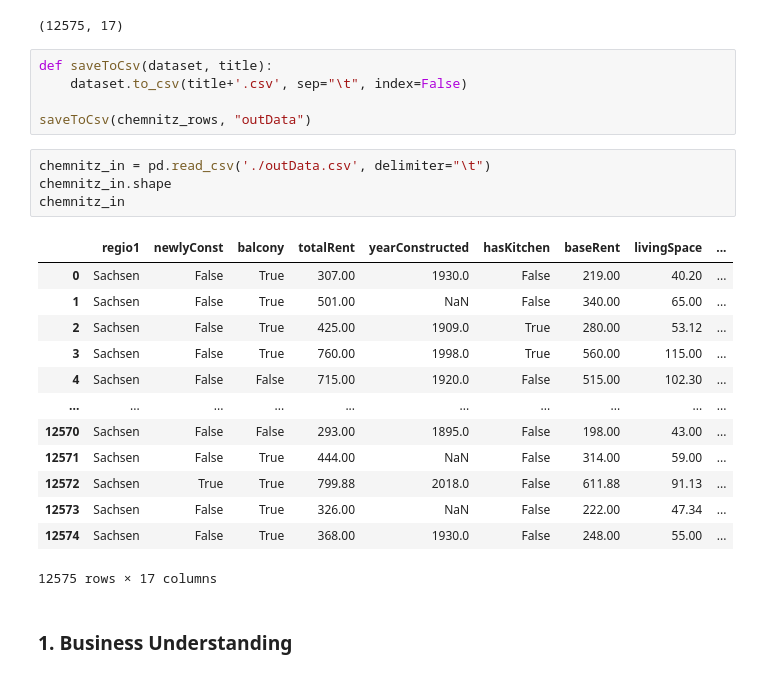
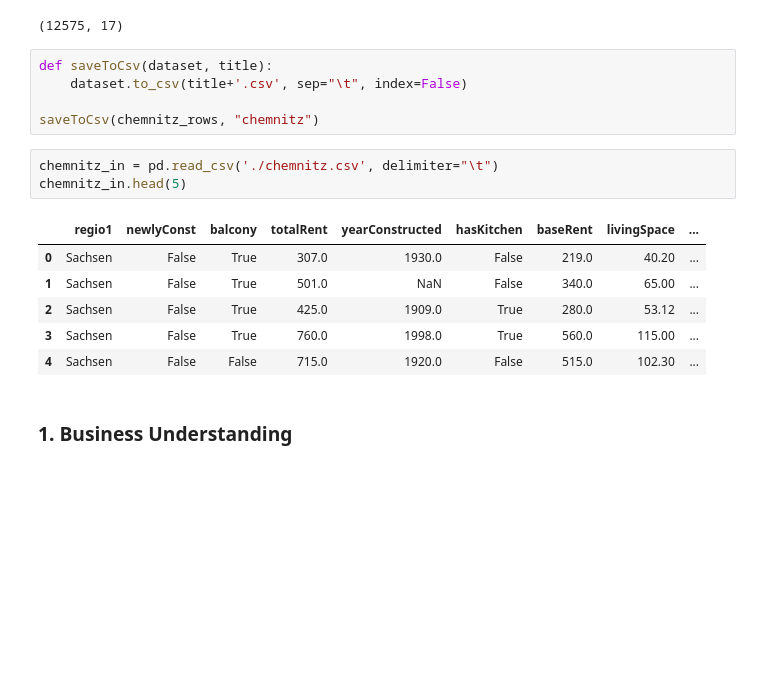
Before and after one commit to TobiasGleiter/data-science, a Jupyter notebook: main.ipynb, the cells around one changed output. Cells and saved outputs as stored; diff of their text form; blank space fills up the shorter version.

```diff
--- a/main.ipynb
+++ b/main.ipynb
@@ -61,25 +61,17 @@ chemnitz_rows.shape
 def saveToCsv(dataset, title):
     dataset.to_csv(title+'.csv', sep="\t", index=False)
 
-saveToCsv(chemnitz_rows, "outData")
+saveToCsv(chemnitz_rows, "chemnitz")
 # %%
-chemnitz_in = pd.read_csv('./outData.csv', delimiter="\t")
-chemnitz_in.shape
-chemnitz_in
+chemnitz_in = pd.read_csv('./chemnitz.csv', delimiter="\t")
+chemnitz_in.head(5)
 # %% [output]
 |  | regio1 | newlyConst | balcony | totalRent | yearConstructed | hasKitchen | baseRent | livingSpace | ... |
-| 0 | Sachsen | False | True | 307.00 | 1930.0 | False | 219.00 | 40.20 | ... |
-| 1 | Sachsen | False | True | 501.00 | NaN | False | 340.00 | 65.00 | ... |
-| 2 | Sachsen | False | True | 425.00 | 1909.0 | True | 280.00 | 53.12 | ... |
-| 3 | Sachsen | False | True | 760.00 | 1998.0 | True | 560.00 | 115.00 | ... |
-| 4 | Sachsen | False | False | 715.00 | 1920.0 | False | 515.00 | 102.30 | ... |
-| ... | ... | ... | ... | ... | ... | ... | ... | ... | ... |
-| 12570 | Sachsen | False | False | 293.00 | 1895.0 | False | 198.00 | 43.00 | ... |
-| 12571 | Sachsen | False | True | 444.00 | NaN | False | 314.00 | 59.00 | ... |
-| 12572 | Sachsen | True | True | 799.88 | 2018.0 | False | 611.88 | 91.13 | ... |
-| 12573 | Sachsen | False | True | 326.00 | NaN | False | 222.00 | 47.34 | ... |
-| 12574 | Sachsen | False | True | 368.00 | 1930.0 | False | 248.00 | 55.00 | ... |
+| 0 | Sachsen | False | True | 307.0 | 1930.0 | False | 219.0 | 40.20 | ... |
+| 1 | Sachsen | False | True | 501.0 | NaN | False | 340.0 | 65.00 | ... |
+| 2 | Sachsen | False | True | 425.0 | 1909.0 | True | 280.0 | 53.12 | ... |
+| 3 | Sachsen | False | True | 760.0 | 1998.0 | True | 560.0 | 115.00 | ... |
+| 4 | Sachsen | False | False | 715.0 | 1920.0 | False | 515.0 | 102.30 | ... |
-12575 rows × 17 columns
 # %% [markdown]
 ### 1. Business Understanding
 # %% [markdown]
```
Also changed, not shown: parts of 85 cells of this notebook, 1 other file.
